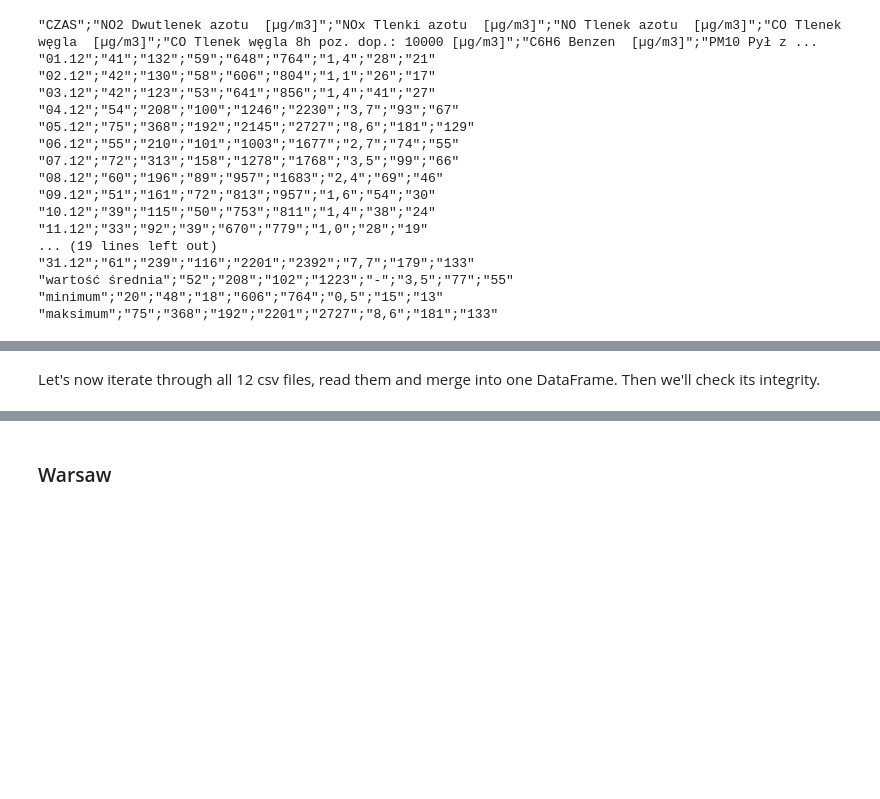
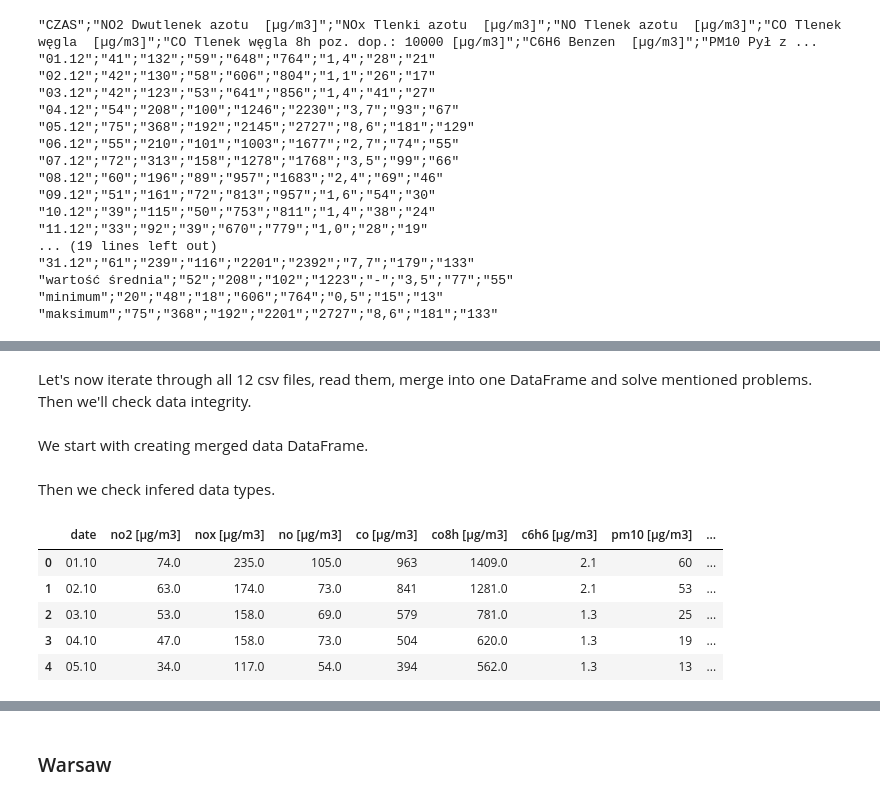
Before and after one commit to msznajder/bitcoin_price_changes_quick_analysis, a Jupyter notebook: #001 How does daily PM10 air pollution level differs between Kraków and Warsaw? (09-10-2017).ipynb, the cells around one changed output, grey strips where cells are left out. Cells and saved outputs as stored; diff of their text form; code cells hidden in the pictures; blank space fills up the shorter version.

```diff
--- a/#001 How does daily PM10 air pollution level differs between Kraków and Warsaw? (09-10-2017).ipynb
+++ b/#001 How does daily PM10 air pollution level differs between Kraków and Warsaw? (09-10-2017).ipynb
@@ -53,2 +55,2 @@ The last problem - more methodological - is the fact that source site generates
 # %% [markdown]
-Let's now iterate through all 12 csv files, read them and merge into one DataFrame. Then we'll check its integrity.
+Let's now iterate through all 12 csv files, read them, merge into one DataFrame and solve mentioned problems. Then we'll check data integrity.
@@ -61 +57,3 @@ krakow_csv_list = os.listdir(DATA_PATH)
+# %% [markdown]
+We start with creating merged data DataFrame.
 # %%
@@ -65,2 +68,13 @@ krakow_df_list = [pd.read_csv(DATA_PATH+krakow_csv, delimiter=";",
 krakow_df = pd.concat(krakow_df_list, axis=0)
 krakow_df = krakow_df.reset_index(drop=True)
+# %% [markdown]
+Then we check infered data types.
+# %%
+krakow_df.head()
+# %% [output]
+|  | date | no2 [µg/m3] | nox [µg/m3] | no [µg/m3] | co [µg/m3] | co8h [µg/m3] | c6h6 [µg/m3] | pm10 [µg/m3] | ... |
+| 0 | 01.10 | 74.0 | 235.0 | 105.0 | 963 | 1409.0 | 2.1 | 60 | ... |
+| 1 | 02.10 | 63.0 | 174.0 | 73.0 | 841 | 1281.0 | 2.1 | 53 | ... |
+| 2 | 03.10 | 53.0 | 158.0 | 69.0 | 579 | 781.0 | 1.3 | 25 | ... |
+| 3 | 04.10 | 47.0 | 158.0 | 73.0 | 504 | 620.0 | 1.3 | 19 | ... |
+| 4 | 05.10 | 34.0 | 117.0 | 54.0 | 394 | 562.0 | 1.3 | 13 | ... |
```
Also changed, not shown: parts of 19 cells of this notebook.
